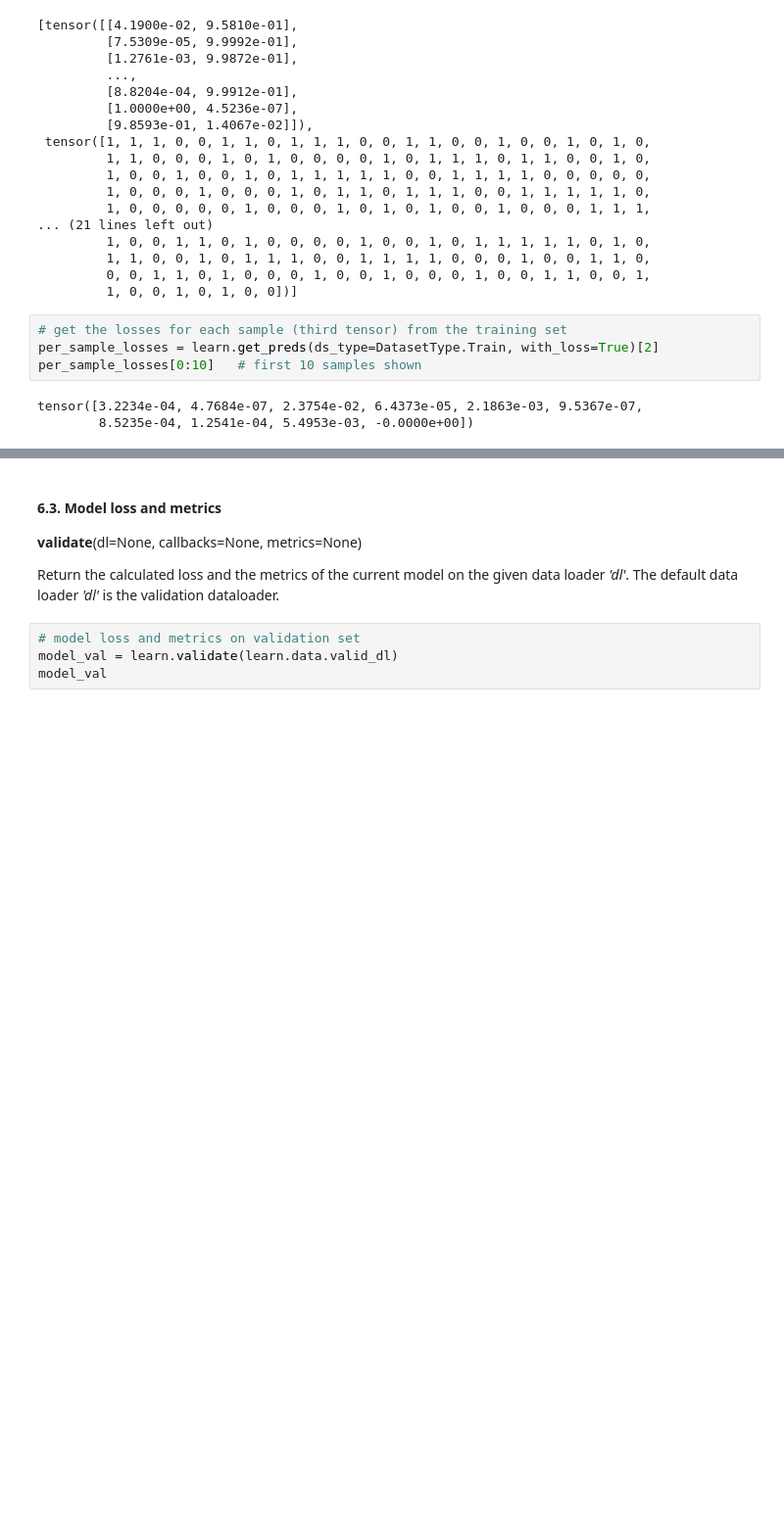
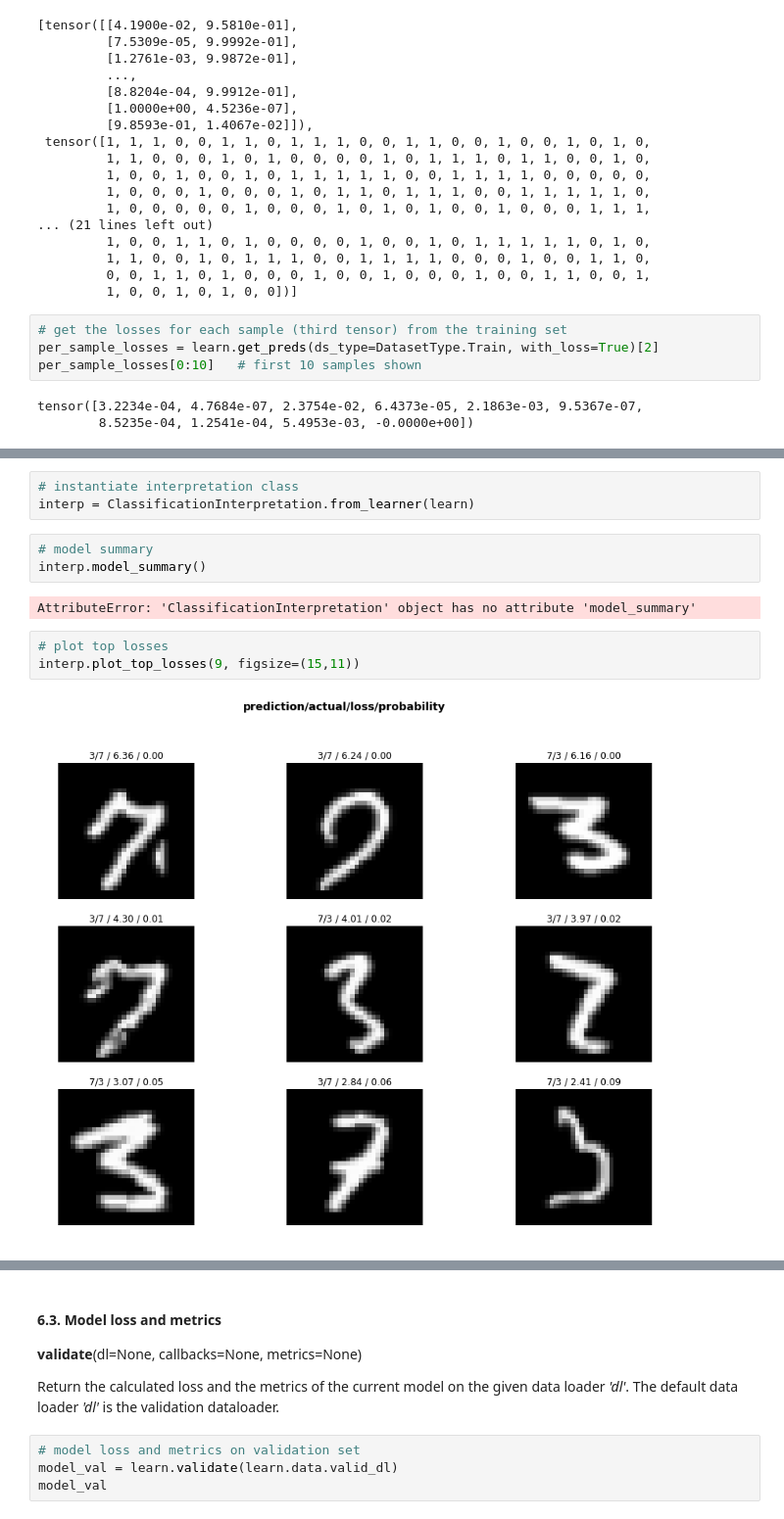
Before and after one commit to ttompk/ucsf_grinberg_neuro_images, a Jupyter notebook: early_development/fastai_template_single_label.ipynb, the cells around one changed output, grey strips where cells are left out. Shown at 98% size. Saved outputs shown, nothing was run; the diff lists cells and outputs as text; blank space fills up the shorter version.

```diff
--- a/early_development/fastai_template_single_label.ipynb
+++ b/early_development/fastai_template_single_label.ipynb
@@ -299,0 +360,13 @@ tensor([3.2234e-04, 4.7684e-07, 2.3754e-02, 6.4373e-05, 2.1863e-03, 9.5367e-07,
+# %%
+# instantiate interpretation class
+interp = ClassificationInterpretation.from_learner(learn)
+# %%
+# model summary
+interp.model_summary()
+# %% [output]
+AttributeError: 'ClassificationInterpretation' object has no attribute 'model_summary'
+# %%
+# plot top losses
+interp.plot_top_losses(9, figsize=(15,11))
+# %% [output]
+[figure, added]
```
Also changed, not shown: parts of 18 cells of this notebook, 1 other file.
